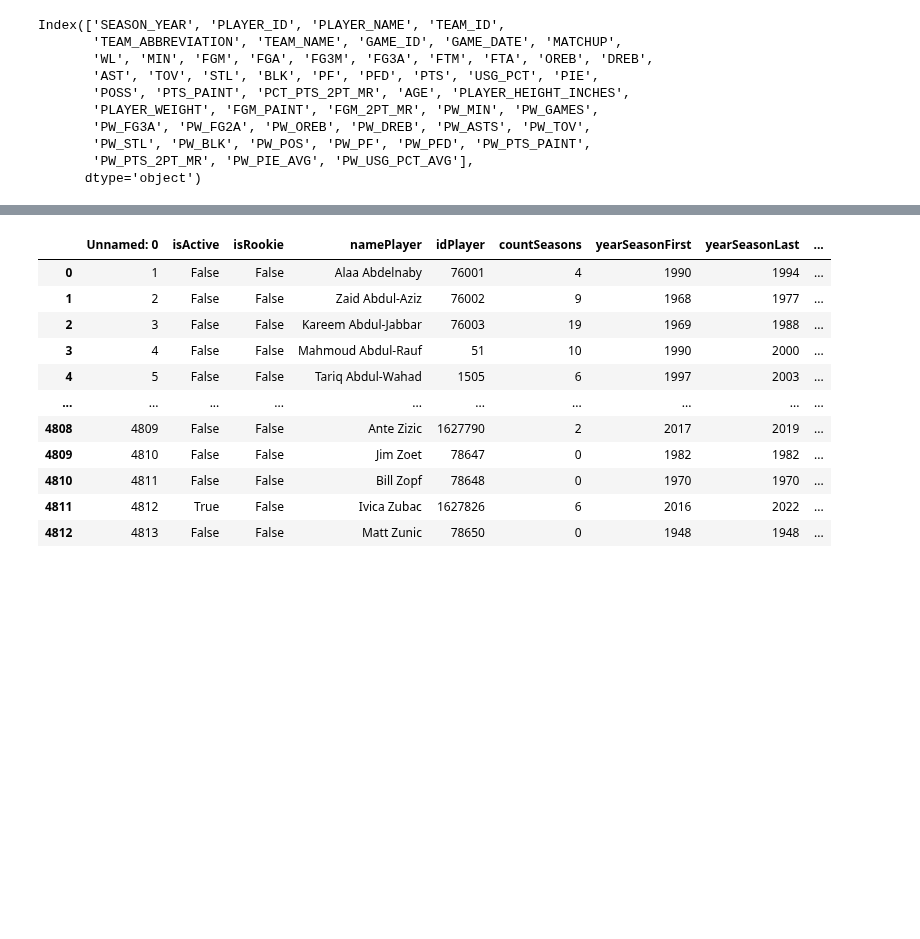
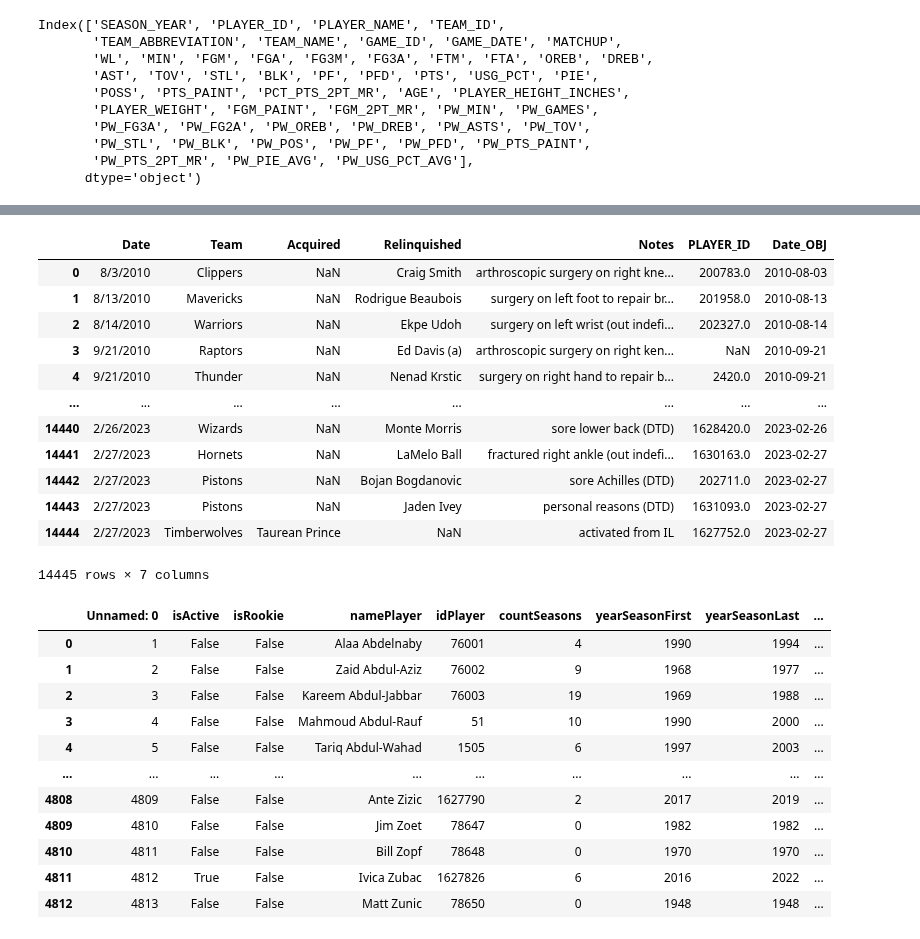
Before and after one commit to NadeemPatel2019/MSDS-456-final-project, a Jupyter notebook: nba_com_player_box_stats_scraping_2021-22.ipynb, the cells around one changed output, grey strips where cells are left out. Drawn from its saved outputs; the diff is of its cells as text; code cells hidden in the pictures; blank space fills up the shorter version.

```diff
--- a/nba_com_player_box_stats_scraping_2021-22.ipynb
+++ b/nba_com_player_box_stats_scraping_2021-22.ipynb
@@ -531,3 +577,24 @@ mg_data
+# %%
+# convert dateGame string into datetime64 object, add it to schedule dataframe
+mg_dates = mg_data['Date'].values.tolist()
+mg_dates_obj = [datetime.datetime.strptime(date, '%m/%d/%Y') for date in mg_dates]
+mg_data.loc[:,'Date_OBJ']  = mg_dates_obj
+# %%
+mg_data
+# %% [output]
+|  | Date | Team | Acquired | Relinquished | Notes | PLAYER_ID | Date_OBJ |
+| 0 | 8/3/2010 | Clippers | NaN | Craig Smith | arthroscopic surgery on right kne... | 200783.0 | 2010-08-03 |
+| 1 | 8/13/2010 | Mavericks | NaN | Rodrigue Beaubois | surgery on left foot to repair br... | 201958.0 | 2010-08-13 |
+| 2 | 8/14/2010 | Warriors | NaN | Ekpe Udoh | surgery on left wrist (out indefi... | 202327.0 | 2010-08-14 |
+| 3 | 9/21/2010 | Raptors | NaN | Ed Davis (a) | arthroscopic surgery on right ken... | NaN | 2010-09-21 |
+| 4 | 9/21/2010 | Thunder | NaN | Nenad Krstic | surgery on right hand to repair b... | 2420.0 | 2010-09-21 |
+| ... | ... | ... | ... | ... | ... | ... | ... |
+| 14440 | 2/26/2023 | Wizards | NaN | Monte Morris | sore lower back (DTD) | 1628420.0 | 2023-02-26 |
+| 14441 | 2/27/2023 | Hornets | NaN | LaMelo Ball | fractured right ankle (out indefi... | 1630163.0 | 2023-02-27 |
+| 14442 | 2/27/2023 | Pistons | NaN | Bojan Bogdanovic | sore Achilles (DTD) | 202711.0 | 2023-02-27 |
+| 14443 | 2/27/2023 | Pistons | NaN | Jaden Ivey | personal reasons (DTD) | 1631093.0 | 2023-02-27 |
+| 14444 | 2/27/2023 | Timberwolves | Taurean Prince | NaN | activated from IL | 1627752.0 | 2023-02-27 |
+14445 rows × 7 columns
 # %%
 player_dict = pd.read_csv('df_nba_player_dict.csv')
 # %%
```
Also changed, not shown: parts of 74 cells of this notebook.
